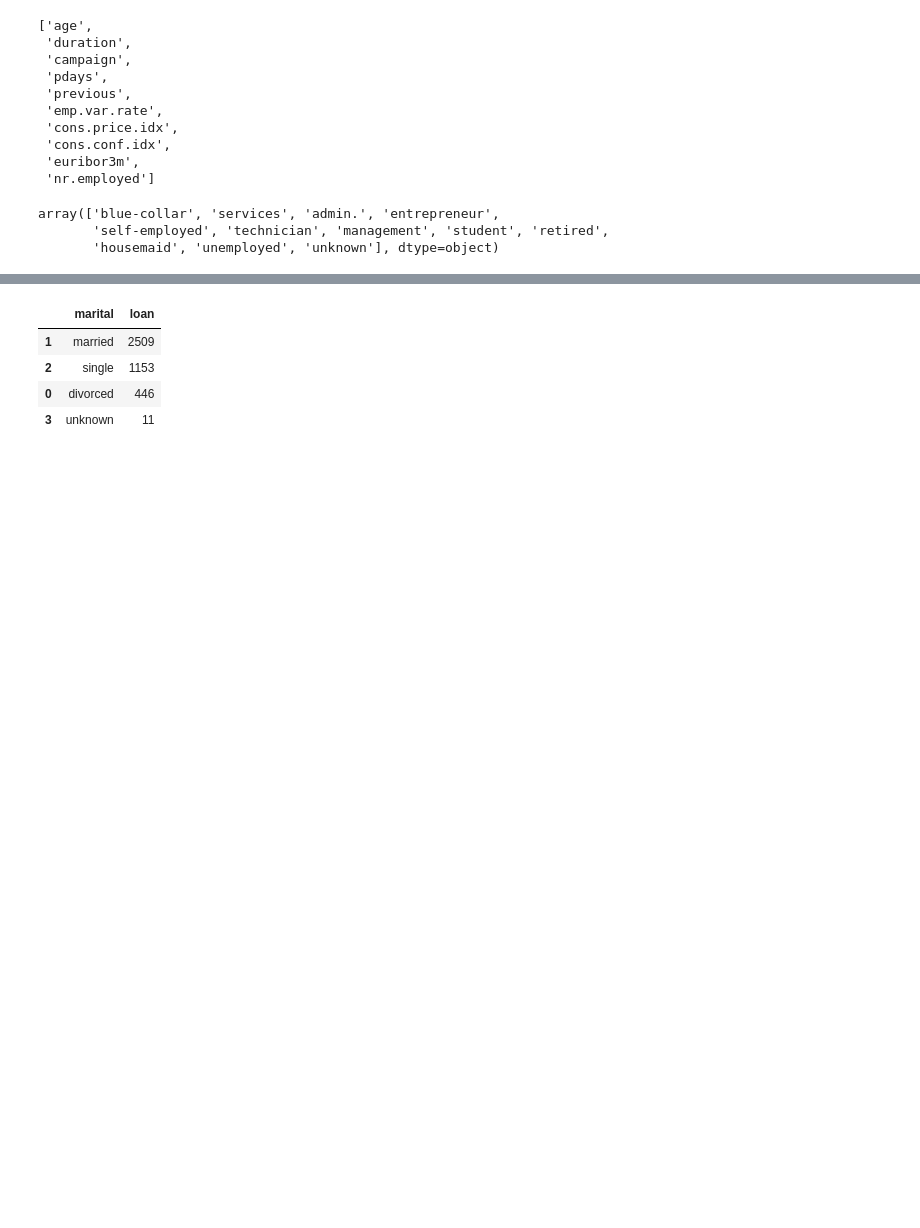
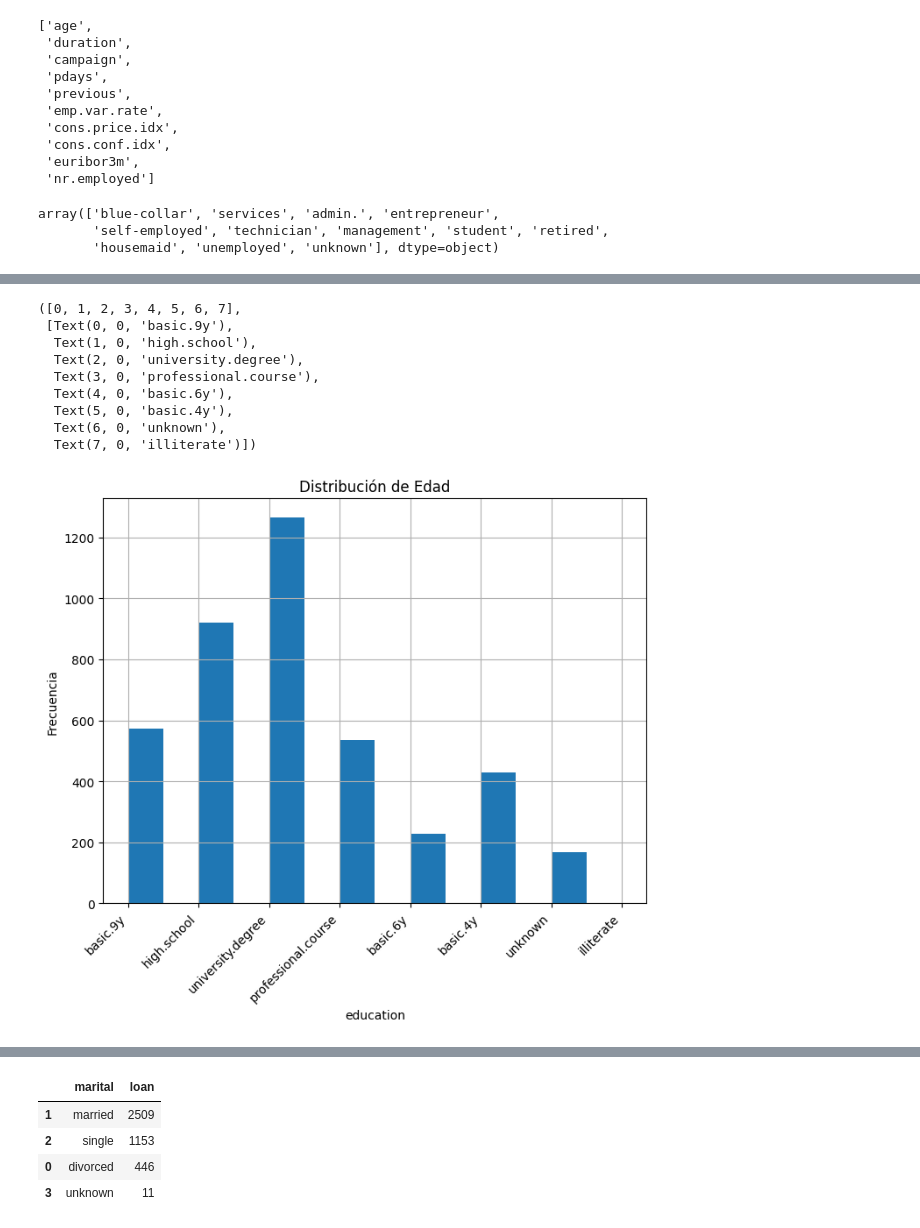
Before and after one commit to secarvallo/MLY0100, a Jupyter notebook: Labs/02.-LabsML/Taller02_Bank/Taller02_Bank.ipynb, the cells around one changed output, grey strips where cells are left out. Cells and saved outputs as stored; diff of their text form; code cells hidden in the pictures; blank space fills up the shorter version.

```diff
--- a/Labs/02.-LabsML/Taller02_Bank/Taller02_Bank.ipynb
+++ b/Labs/02.-LabsML/Taller02_Bank/Taller02_Bank.ipynb
@@ -138,0 +197,17 @@ data['education'].value_counts().plot.pie(figsize=(5,5), autopct="%0.1f %%");
+# %%
+k = int(np.ceil(1+np.log2(data.shape[0])))
+data['education'].hist(bins=k, figsize=(8,6)).set_title("Distribución de Edad")
+plt.xlabel('education')
+plt.ylabel('Frecuencia')
+plt.xticks(rotation=45, ha='right')
+# %% [output]
+([0, 1, 2, 3, 4, 5, 6, 7],
+ [Text(0, 0, 'basic.9y'),
+  Text(1, 0, 'high.school'),
+  Text(2, 0, 'university.degree'),
+  Text(3, 0, 'professional.course'),
+  Text(4, 0, 'basic.6y'),
+  Text(5, 0, 'basic.4y'),
+  Text(6, 0, 'unknown'),
+  Text(7, 0, 'illiterate')])
+[figure, added]
```
Also changed, not shown: parts of 57 cells of this notebook, 4 other files.
